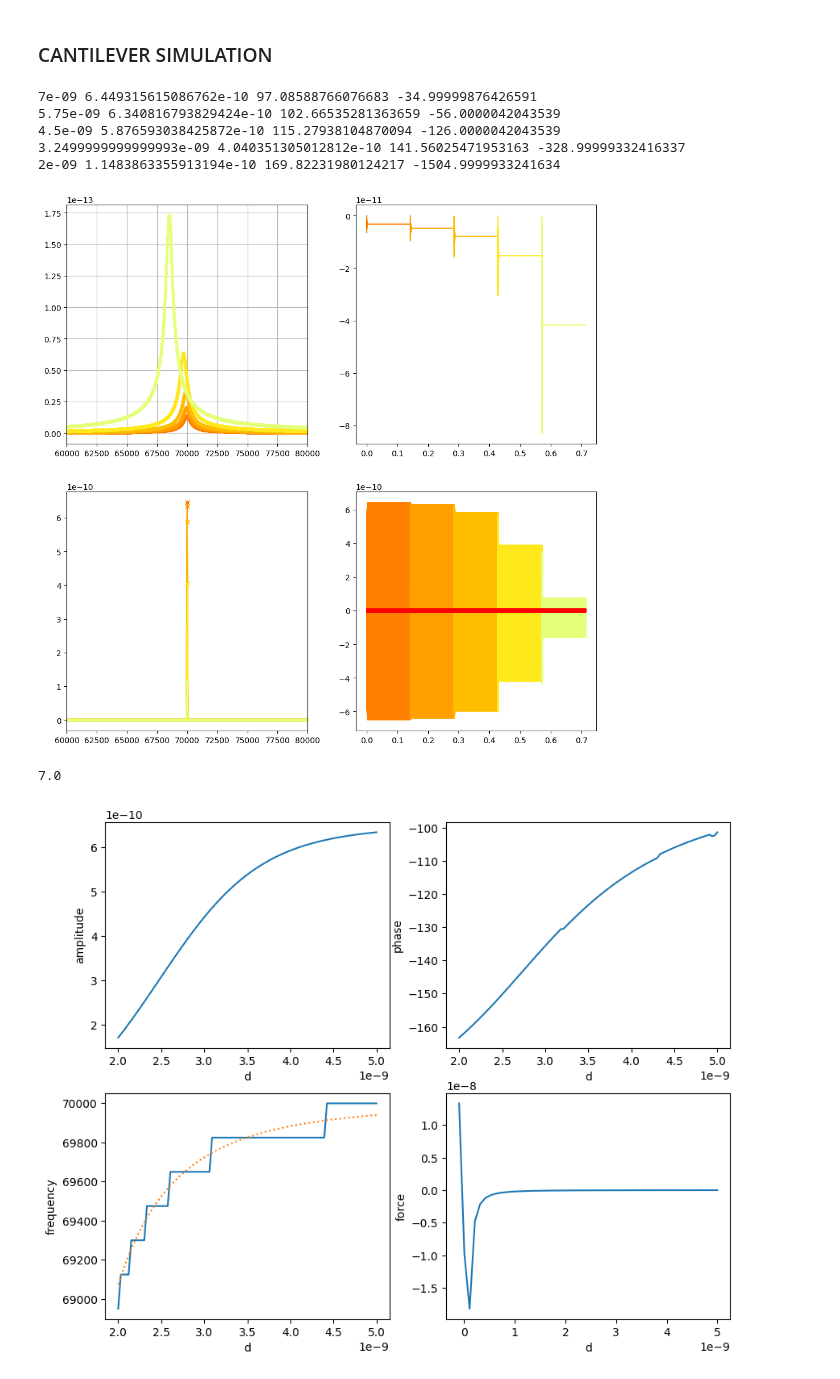
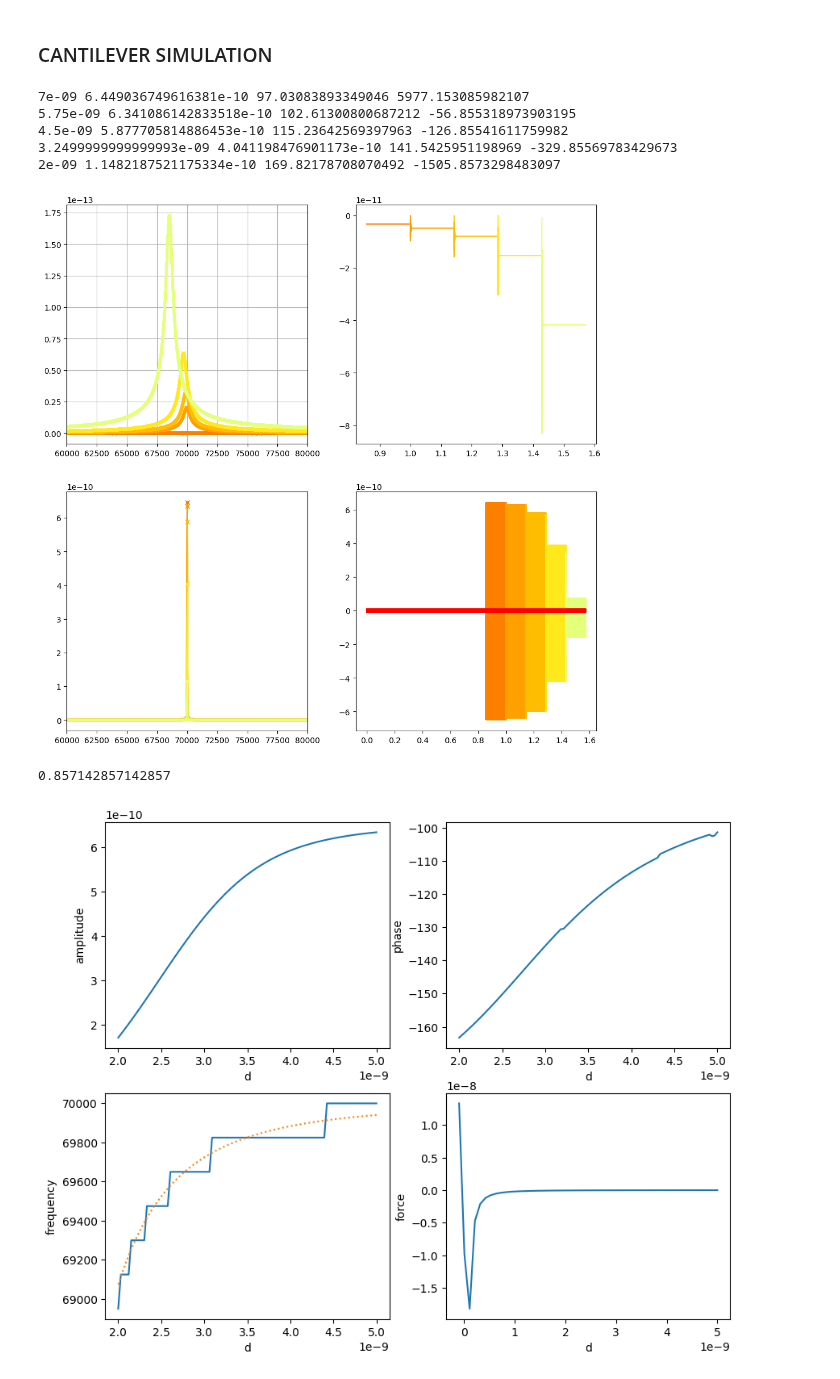
Before and after one commit to PranavSudersan/AFM-Dashboard, a Jupyter notebook: AFM Dashboard.ipynb, the cells around one changed output. Saved outputs shown, nothing was run; the diff lists cells and outputs as text; code cells hidden in the pictures.

```diff
--- a/AFM Dashboard.ipynb
+++ b/AFM Dashboard.ipynb
@@ -5493,6 +5493,9 @@ wc = 2*np.pi*fc #angular resonance frequency of cantilever
 mc = kc/(wc**2) #cantilever mass
 wd = 2*np.pi*fd #angular drive frequency
 gamma = wc/Qc #damping coefficient, b/m (dimensionless)
+
+freq_res = 1 #frequency resolution (Hz)
+phase_res = 0.1 #phase resolution (deg)
 
 # d_i = 0
 
@@ -5545,11 +5548,11 @@ def dxdt(t, v, x):
 t0 = 0 #readjust this!
 v0 = 0 #check readjustment!
 x0 = 0 #readjust this!
-fs = 40*fd  # Sampling frequency in Hz
+fs = fd/(1*np.pi/180)  # Sampling frequency in Hz
 dt = 1/fs #1/fd/20
 n_osci = 10000 #number of oscillations
 ss_osci = 1000 #number of steady state osci at end
-t_end = n_osci/fd #0.006 #dt*n_samples
+t_end = 1/freq_res #n_osci/fd #0.006 #dt*n_samples
 freq_window = 10000 #Hz for finding resonance peak
 
 
@@ -5655,47 +5658,48 @@ for d0_i in range(len(d0_list)):
     ax1[0].grid(True)
     # ax1[0].set_xlim(0,2*fc)
     ax1[0].set_xlim(fc-freq_window,fc+freq_window)
 
     ax1[1].plot(t_list[-n_samples:], x_free_list[-n_samples:], label=d0_i, color=colors[d0_i])
     # plt.title('Fourier Transform')
     # plt.tight_layout()
     # plt.show()
     # print(peak_ind)
     freq_peak = FT_omega_free[peak_ind[-1]]
     # print((max(ss_x_list)-min(ss_x_list))/2, fc-freq_peak, 2*Qc/wc)
     spectro_datadict['d'].append(d0_list[d0_i])
     spectro_datadict['amplitude'].append(amplitude)
     spectro_datadict['phase'].append(phase)
     spectro_datadict['frequency'].append(freq_peak)
     print(d0_list[d0_i], amplitude, phase, freq_peak-FT_omega[f_index])
 
     ax2[1].plot(t_list[-n_samples:], x_list[-n_samples:], label="cantilever", color=colors[d0_i])
 
 
 # plt.legend(loc="best")
 xdrive_list = F0*np.cos(wd*np.array(t_list))
 ax2[1].plot(t_list, xdrive_list, label="drive", color="red")
 plt.show()
 # plt.subplot(1,1,1)
 # plt.title("Cantilever oscillation")
 # plt.plot(t_list, x_list, label="cantilever", color="blue")
 # plt.plot(t_list, xdrive_list, label="drive", color="red")
 # plt.show()
 # %% [output]
-7e-09 6.449315615086762e-10 97.08588766076683 -34.99999876426591
-5.75e-09 6.340816793829424e-10 102.66535281363659 -56.0000042043539
-4.5e-09 5.876593038425872e-10 115.27938104870094 -126.0000042043539
-3.2499999999999993e-09 4.040351305012812e-10 141.56025471953163 -328.99999332416337
-2e-09 1.1483863355913194e-10 169.82231980124217 -1504.9999933241634
+7e-09 6.449036749616381e-10 97.03083893349046 5977.153085982107
+5.75e-09 6.341086142833518e-10 102.61300800687212 -56.855318973903195
+4.5e-09 5.877705814886453e-10 115.23642569397963 -126.85541611759982
+3.2499999999999993e-09 4.041198476901173e-10 141.5425951198969 -329.85569783429673
+2e-09 1.1482187521175334e-10 169.82178708070492 -1505.8573298483097
-[figure, old version]
+[figure, new version]
 # %%
 # FT2 = np.fft.fft(xdrive_list[ss_index:])
 # FT2 = np.fft.fftshift(FT2)
 # phase2 = np.angle(FT2[f_index])*180/np.pi
 # print(phase, phase2, phase2-phase) #THIS NOT MIGHT WORK
-FT_omega_free[1]-FT_omega_free[0]
+# FT_omega_free[1]-FT_omega_free[0]
+t_end
 # %% [output]
-7.0
+0.857142857142857
 # %%
 fig2, ax3 = plt.subplots(2, 2, figsize=(10,8))
 sns.lineplot(data=spectro_datadict, x='d', y='amplitude', ax=ax3[0][0])
```
